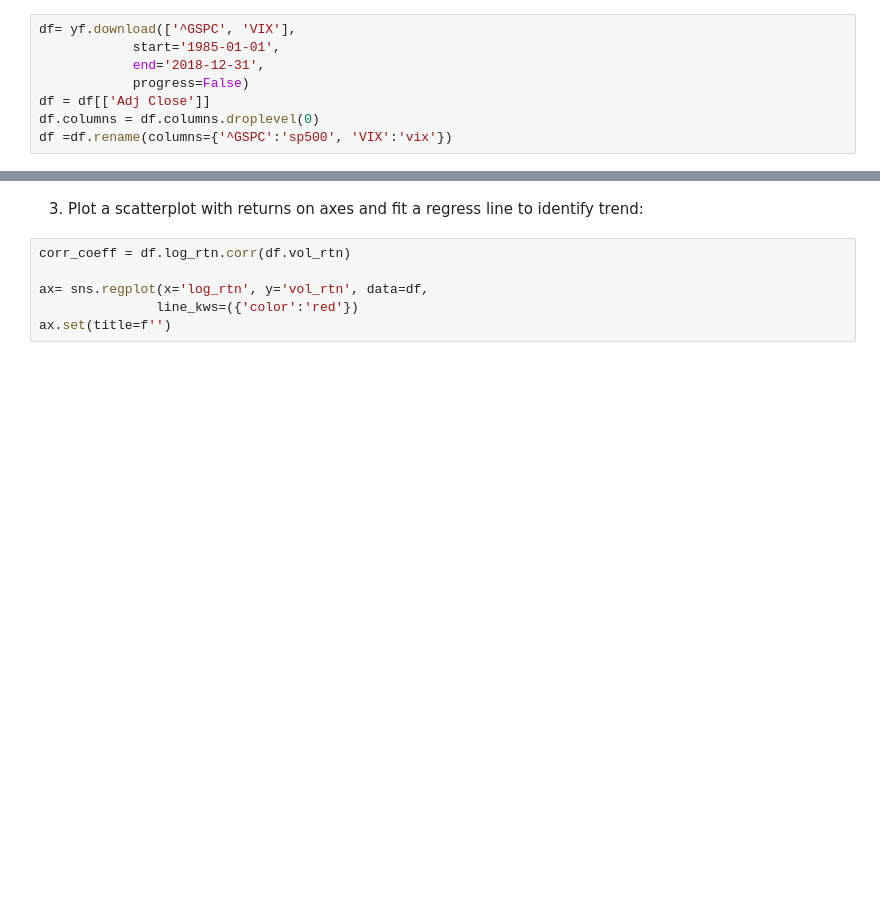
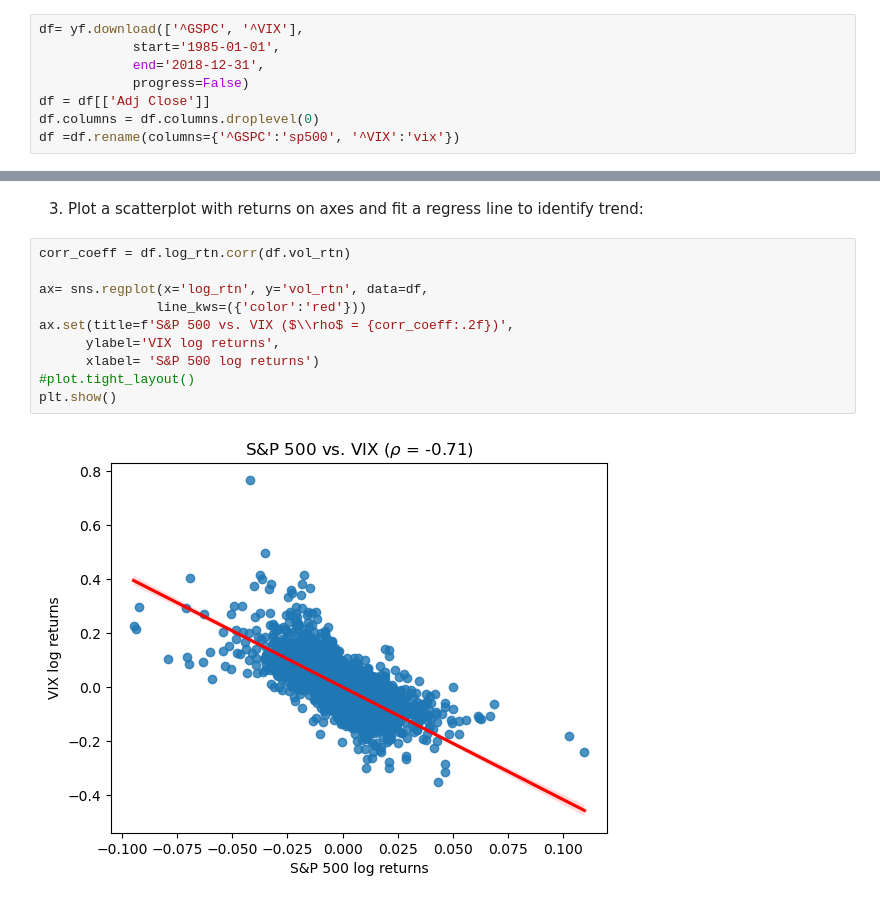
Before and after one commit to enorteyking/Python-For-Finance, a Jupyter notebook: Investigating Stylized Facts of Assest Returns.ipynb, the cells around one changed output, grey strips where cells are left out. Drawn from its saved outputs; the diff is of its cells as text; blank space fills up the shorter version.

Commit message:
A scattered plot of S&P 500 log returns vs VIX log returns

```diff
--- a/Investigating Stylized Facts of Assest Returns.ipynb
+++ b/Investigating Stylized Facts of Assest Returns.ipynb
@@ -171,13 +171,13 @@ plt.show()
 # %% [markdown]
 1. Download and preprocess the prices of S&P 500 and VIX
 # %%
-df= yf.download(['^GSPC', 'VIX'],
+df= yf.download(['^GSPC', '^VIX'],
             start='1985-01-01',
             end='2018-12-31',
             progress=False)
 df = df[['Adj Close']]
 df.columns = df.columns.droplevel(0)
-df =df.rename(columns={'^GSPC':'sp500', 'VIX':'vix'})
+df =df.rename(columns={'^GSPC':'sp500', '^VIX':'vix'})
 # %% [markdown]
 2. Calculating the Log returns
 # %%
@@ -189,6 +189,12 @@ df.dropna(how ='any', axis=0, inplace=True)
 # %%
 corr_coeff = df.log_rtn.corr(df.vol_rtn)
 
 ax= sns.regplot(x='log_rtn', y='vol_rtn', data=df,
-               line_kws=({'color':'red'})
-ax.set(title=f'')
+               line_kws=({'color':'red'}))
+ax.set(title=f'S&P 500 vs. VIX ($\\rho$ = {corr_coeff:.2f})',
+      ylabel='VIX log returns',
+      xlabel= 'S&P 500 log returns')
+#plot.tight_layout()
+plt.show()
+# %% [output]
+[figure, added]
```
